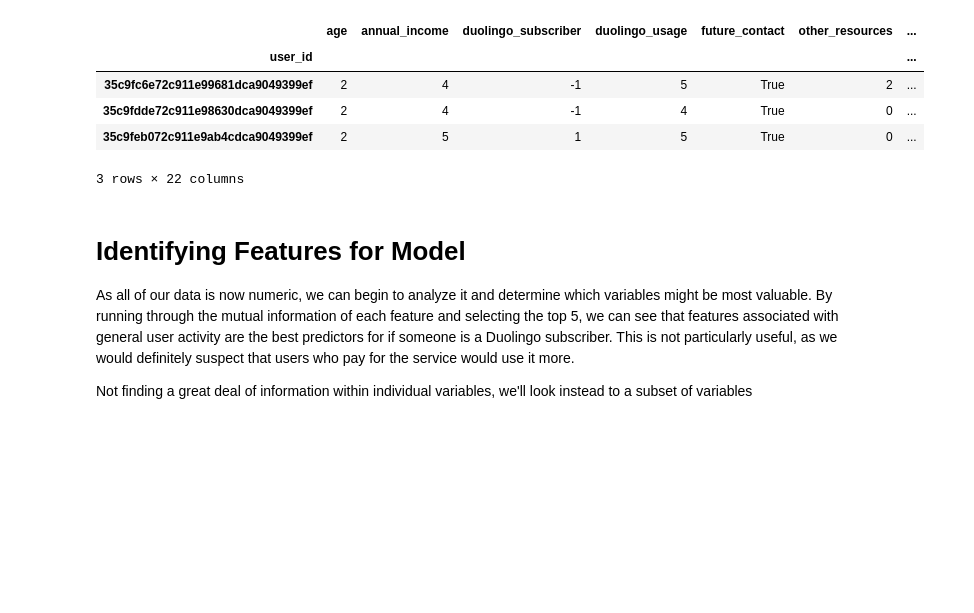
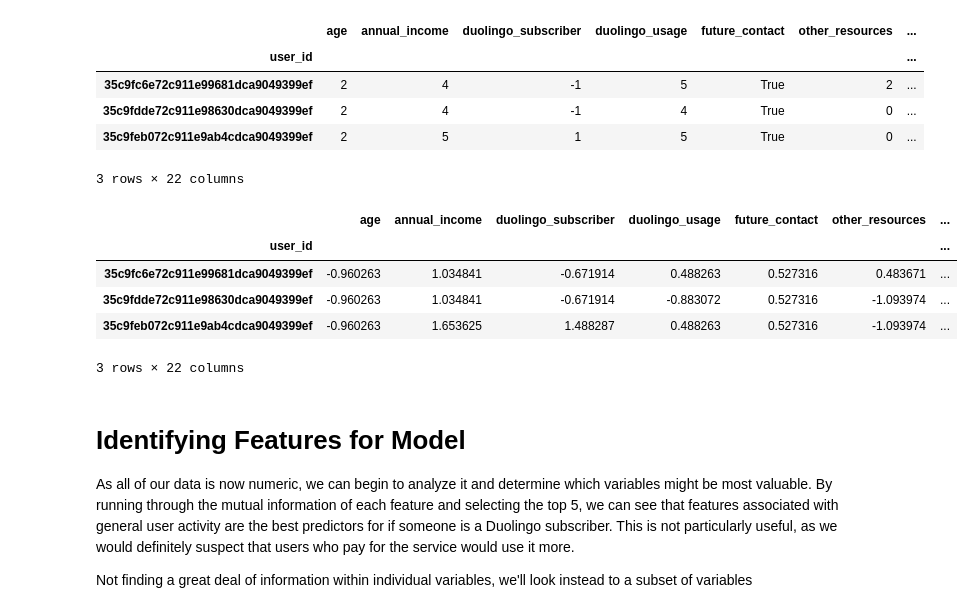
Before and after one commit to MatthewWolff/DuolingoAnalysis, a Jupyter notebook: duolingo_analysis.ipynb, the cells around one changed output. Drawn from its saved outputs; the diff is of its cells as text; code cells hidden in the pictures; blank space fills up the shorter version.

```diff
--- a/duolingo_analysis.ipynb
+++ b/duolingo_analysis.ipynb
@@ -62,33 +65,45 @@ nominal_feats.set_index("user_id")
 df.drop(nominal, axis=1, inplace=True)
 df.join(nominal_feats, how="inner")
 
 """ BINARY """
 # Select binary variables for encoding
 binary = {
     "duolingo_subscriber" : (lambda s: 1 if "Yes" in s or "prev" in s else -1),
     "student" : (lambda s: 1 if "time" in s else -1)
 }
 for var, function in binary.items():
     df[var] = df[var].apply(function)
 
 """ DATETIME """
 df["duolingo_start_date"] = pd.to_datetime(df["duolingo_start_date"]).apply(lambda d: d.timestamp())
 
+### Scale Data for clustering later (needed for distance metric)
+scaler = StandardScaler()
+scaled_df = pd.DataFrame(scaler.fit_transform(df), columns=df.columns, index=df.index)
+scaled_df["purchased_subscription"] = df["purchased_subscription"]
+
 # Encode duolingo_start_date as numeric
 display(original_types.head(3))
 display(df.head(3))
+display(scaled_df.head(3))
 # %% [output]
 |  | age | annual_income | country | duolingo_platform | duolingo_subscriber | duolingo_usage | ... |
 | user_id |  |  |  |  |  |  | ... |
 | 35c9fc6e72c911e99681dca9049399ef | 18-34 | $26,000 - $75,000 | JP | Android phone or tablet | No, I have never paid for Duoling... | Daily | ... |
 | 35c9fdde72c911e98630dca9049399ef | 18-34 | $26,000 - $75,000 | JP | iPhone or iPad | No, I have never paid for Duoling... | Weekly | ... |
 | 35c9feb072c911e9ab4cdca9049399ef | 18-34 | $76,000 - $150,000 | JP | iPhone or iPad | Yes, I currently pay for Duolingo... | Daily | ... |
 |  | age | annual_income | duolingo_subscriber | duolingo_usage | future_contact | other_resources | ... |
 | user_id |  |  |  |  |  |  | ... |
 | 35c9fc6e72c911e99681dca9049399ef | 2 | 4 | -1 | 5 | True | 2 | ... |
 | 35c9fdde72c911e98630dca9049399ef | 2 | 4 | -1 | 4 | True | 0 | ... |
 | 35c9feb072c911e9ab4cdca9049399ef | 2 | 5 | 1 | 5 | True | 0 | ... |
 3 rows × 22 columns
+|  | age | annual_income | duolingo_subscriber | duolingo_usage | future_contact | other_resources | ... |
+| user_id |  |  |  |  |  |  | ... |
+| 35c9fc6e72c911e99681dca9049399ef | -0.960263 | 1.034841 | -0.671914 | 0.488263 | 0.527316 | 0.483671 | ... |
+| 35c9fdde72c911e98630dca9049399ef | -0.960263 | 1.034841 | -0.671914 | -0.883072 | 0.527316 | -1.093974 | ... |
+| 35c9feb072c911e9ab4cdca9049399ef | -0.960263 | 1.653625 | 1.488287 | 0.488263 | 0.527316 | -1.093974 | ... |
+3 rows × 22 columns
 # %% [markdown]
 # Identifying Features for Model
 
```
Also changed, not shown: parts of 11 cells of this notebook, 2 other files.
